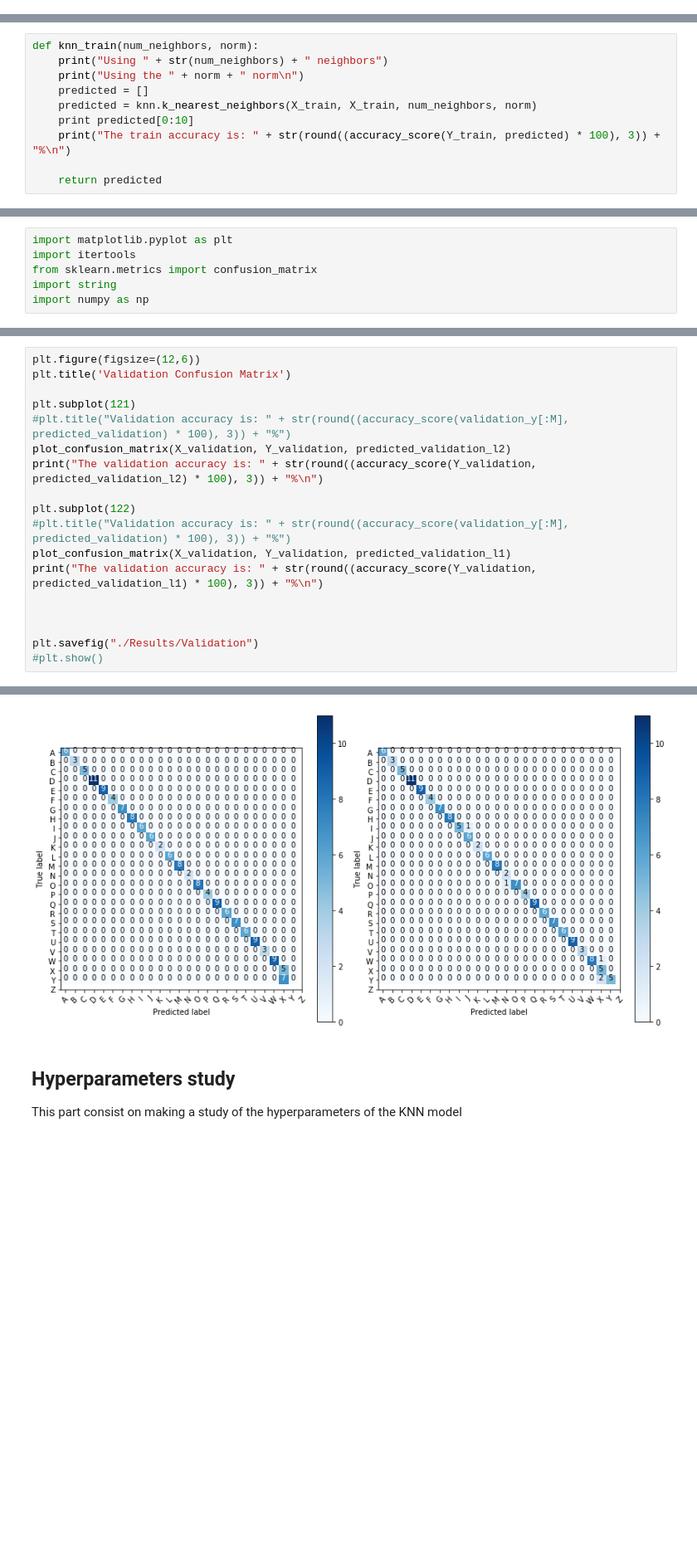
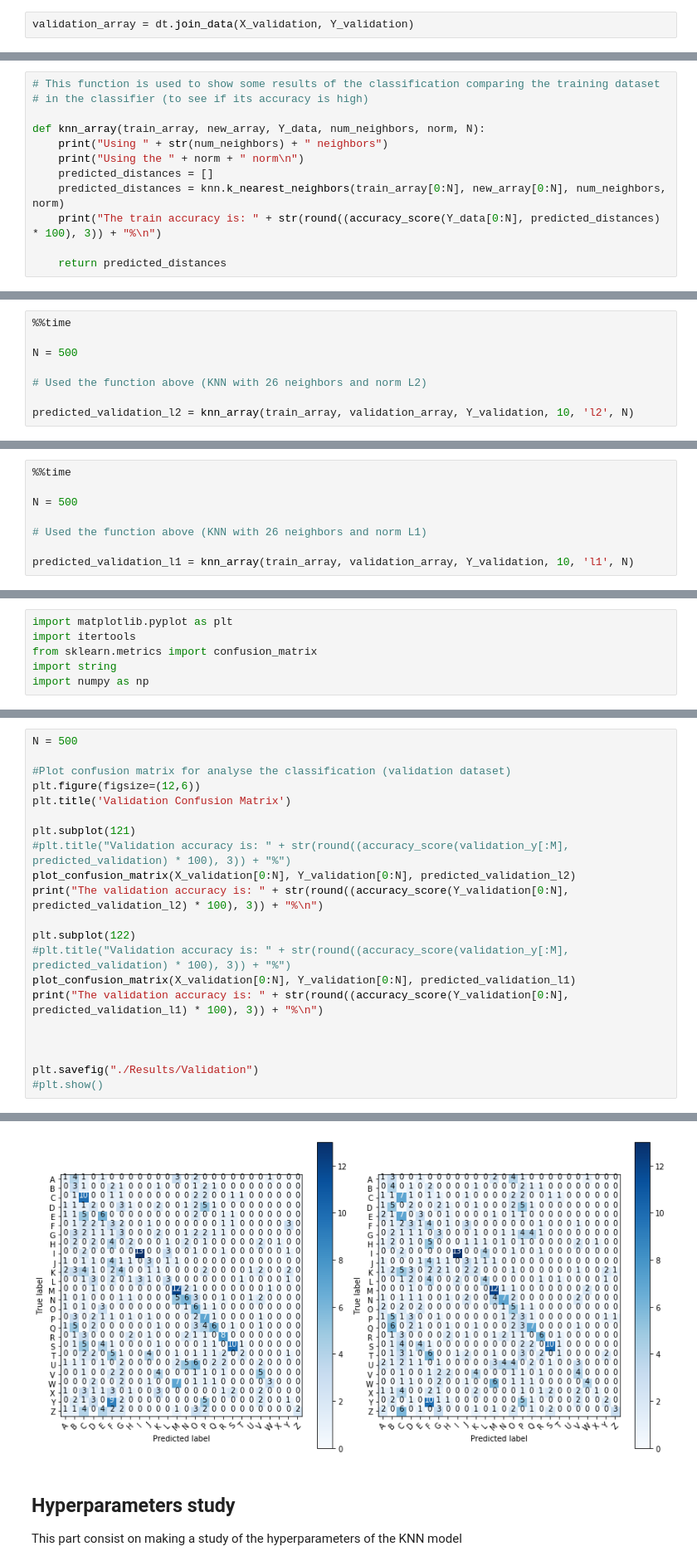
Before and after one commit to fabiomorooka/Letter-Identification, a Jupyter notebook: created_knn/main.ipynb, the cells around one changed output, grey strips where cells are left out. Shown at 83% size. Saved outputs shown, nothing was run; the diff lists cells and outputs as text; blank space fills up the shorter version.

```diff
--- a/created_knn/main.ipynb
+++ b/created_knn/main.ipynb
@@ -27,3 +36,5 @@ X_validation, Y_validation = separate_array(np.load('./../validation_classes.npy
+# %%
+validation_array = dt.join_data(X_validation, Y_validation)
 # %% [markdown]
 # **K-Nearest Neighbors algorithm created**
 
@@ -34,10 +47,12 @@ from sklearn.metrics import accuracy_score
 # %%
-def knn_train(num_neighbors, norm):
+# This function is used to show some results of the classification comparing the training dataset
+# in the classifier (to see if its accuracy is high)
+
+def knn_array(train_array, new_array, Y_data, num_neighbors, norm, N):
     print("Using " + str(num_neighbors) + " neighbors")
     print("Using the " + norm + " norm\n")
-    predicted = []
-    predicted = knn.k_nearest_neighbors(X_train, X_train, num_neighbors, norm)
-    print predicted[0:10]
-    print("The train accuracy is: " + str(round((accuracy_score(Y_train, predicted) * 100), 3)) + "%\n")
+    predicted_distances = []
+    predicted_distances = knn.k_nearest_neighbors(train_array[0:N], new_array[0:N], num_neighbors, norm)
+    print("The train accuracy is: " + str(round((accuracy_score(Y_data[0:N], predicted_distances) * 100), 3)) + "%\n")
 
-    return predicted
+    return predicted_distances
@@ -87,0 +91,8 @@ Wall time: 892 ms
+# %%
+%%time
+
+N = 500
+
+# Used the function above (KNN with 26 neighbors and norm L2)
+
+predicted_validation_l2 = knn_array(train_array, validation_array, Y_validation, 10, 'l2', N)
@@ -87,0 +107,8 @@ Wall time: 892 ms
+# %%
+%%time
+
+N = 500
+
+# Used the function above (KNN with 26 neighbors and norm L1)
+
+predicted_validation_l1 = knn_array(train_array, validation_array, Y_validation, 10, 'l1', N)
@@ -144,16 +183,19 @@ The train accuracy is: 97.436%
 # %%
+N = 500
+
+#Plot confusion matrix for analyse the classification (validation dataset)
 plt.figure(figsize=(12,6))
 plt.title('Validation Confusion Matrix')
 
 plt.subplot(121)
 #plt.title("Validation accuracy is: " + str(round((accuracy_score(validation_y[:M], predicted_validation) * 100), 3)) + "%")
-plot_confusion_matrix(X_validation, Y_validation, predicted_validation_l2)
-print("The validation accuracy is: " + str(round((accuracy_score(Y_validation, predicted_validation_l2) * 100), 3)) + "%\n")
+plot_confusion_matrix(X_validation[0:N], Y_validation[0:N], predicted_validation_l2)
+print("The validation accuracy is: " + str(round((accuracy_score(Y_validation[0:N], predicted_validation_l2) * 100), 3)) + "%\n")
 
 plt.subplot(122)
 #plt.title("Validation accuracy is: " + str(round((accuracy_score(validation_y[:M], predicted_validation) * 100), 3)) + "%")
-plot_confusion_matrix(X_validation, Y_validation, predicted_validation_l1)
-print("The validation accuracy is: " + str(round((accuracy_score(Y_validation, predicted_validation_l1) * 100), 3)) + "%\n")
+plot_confusion_matrix(X_validation[0:N], Y_validation[0:N], predicted_validation_l1)
+print("The validation accuracy is: " + str(round((accuracy_score(Y_validation[0:N], predicted_validation_l1) * 100), 3)) + "%\n")
 
 
 
@@ -166,4 +208,4 @@ The validation accuracy is: 96.795%
-[figure, old version]
+[figure, new version]
 # %% [markdown]
 ## Hyperparameters study
 
```
Also changed, not shown: parts of 21 cells of this notebook, 6 other files.
